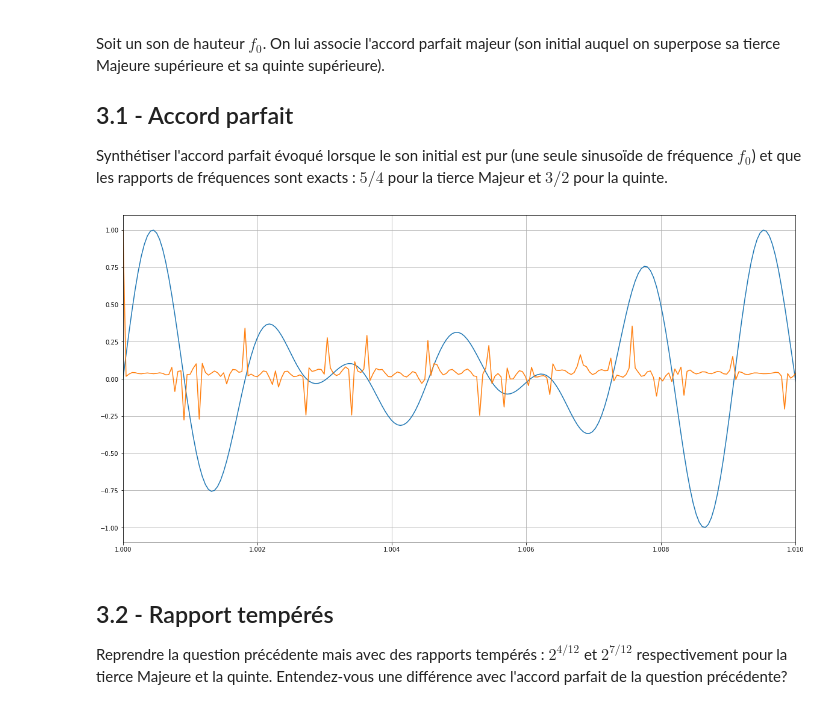
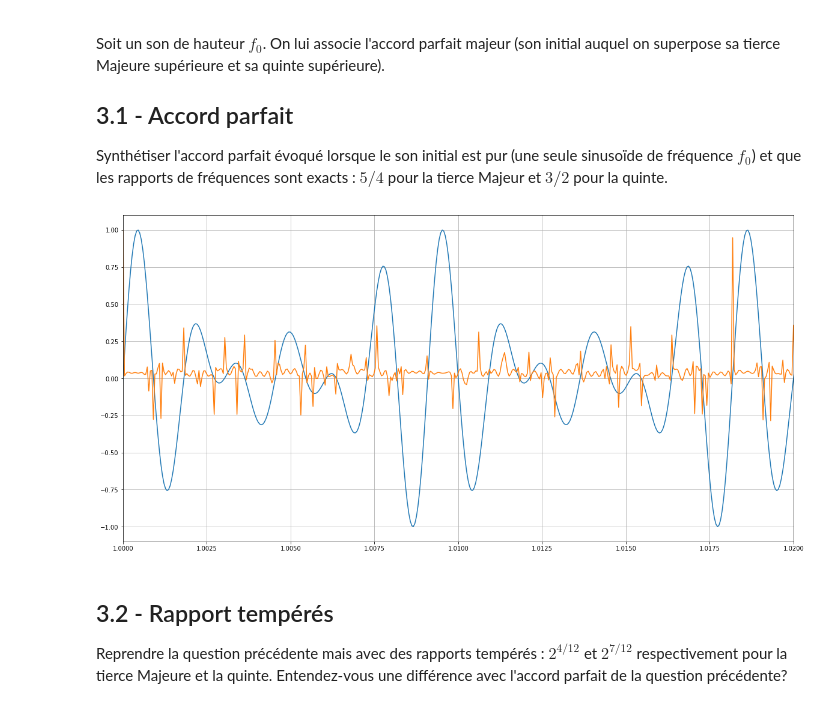
Before and after one commit to guillaume-haerinck/imac-tp-signal, a Jupyter notebook: tp-02-gain-phase/rendu-tp-02.ipynb, the cells around one changed output. Drawn from its saved outputs; the diff is of its cells as text; code cells hidden in the pictures.

```diff
--- a/tp-02-gain-phase/rendu-tp-02.ipynb
+++ b/tp-02-gain-phase/rendu-tp-02.ipynb
@@ -408,32 +408,32 @@ Synthétiser l'accord parfait évoqué lorsque le son initial est pur (une seule
 # %%
 def sinusPeriodique(t, f0):
     T0 = 1/f0
     return np.sin(2 * np.pi * f0 * t)
 
 N = 20
-Fs = 22050
+Fs = 44100 / 2
 Ts = 1/Fs
 duration = 2
 t = np.arange(0, duration, Ts)
 gain = np.ones(N)
 phase = np.zeros(N)
 
 la = creer_signal_periodique(phase, gain, 440, t, Fs)
 laQuinte = creer_signal_periodique(phase, gain, 3/2 * 440, t, Fs)
 laTierce = creer_signal_periodique(phase, gain, 5/4 * 440, t, Fs)
 accordParfaitEchantillon = creer_signal(la.x + laQuinte.x + laTierce.x, Fs)
 
 plt.figure(1, figsize = (20, 10))
 accordParfaitOriginal = sinusPeriodique(t, 440) + sinusPeriodique(t, 3/2 * 440) + sinusPeriodique(t, 5/4 * 440)
 plt.plot(t, normaliser_son_mono(accordParfaitOriginal))
 plt.plot(t, accordParfaitEchantillon.x)
 plt.grid()
-plt.xlim(1, 1.01)
+plt.xlim(1, 1.02)
 plt.show()
 
 #enregistrer_son("signal_parfait_P3_1.wav", accordParfaitEchantillon, 22050)
 # %% [output]
-[figure, old version]
+[figure, new version]
 # %% [markdown]
 ## 3.2 - Rapport tempérés
 
```
Also changed, not shown: parts of 2 cells of this notebook.
